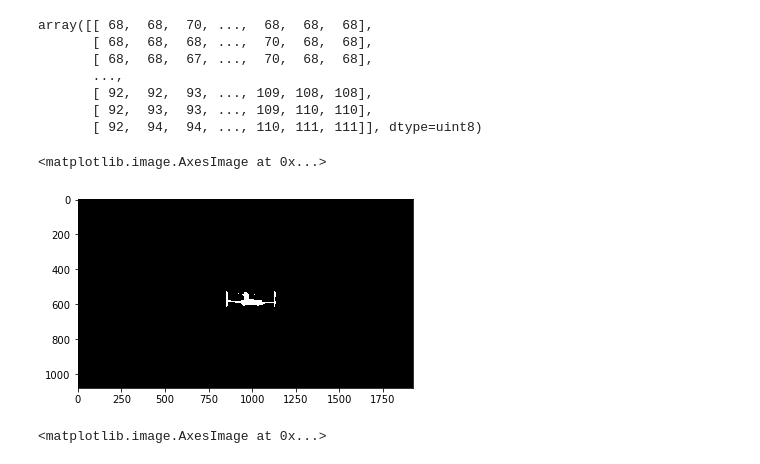
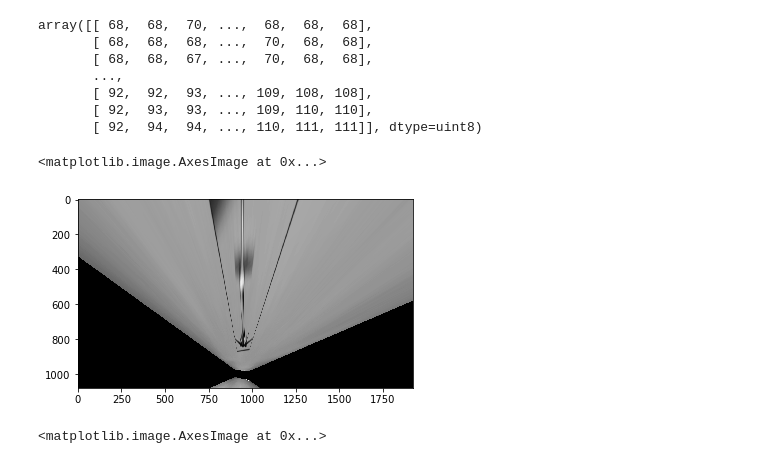
Before and after one commit to matthew-alexander/planeCV, a Jupyter notebook: planecv.ipynb, the cells around one changed output. Drawn from its saved outputs; the diff is of its cells as text; code cells hidden in the pictures.

```diff
--- a/planecv.ipynb
+++ b/planecv.ipynb
@@ -153,11 +153,27 @@ for c in contours:
     x,y,w,h = cv2.boundingRect(c)
     if w > 50:
         roi = cv2.rectangle(frame1,(x,y),(x+w,y+h),(0,0,255),2)
+# %%
+x_offset = 200
+y_offset = 200
+img_size = (gray.shape[1], gray.shape[0])
+
+src = np.float32([(922,542), (1013,546), (1123,589), (855,580)])
+dst = np.float32([[900, 400],
+                  [1000, 400],
+                  [1000,800],
+                  [900, 800]])
+
+
+M = cv2.getPerspectiveTransform(src, dst)
+Minv = cv2.getPerspectiveTransform(dst,src) # used later to lay the the polynomials back into the image
+
+warped = cv2.warpPerspective(gray, M, img_size)
 # %%
-plt.imshow(blob, cmap="gray")
+plt.imshow(warped, cmap="gray")
 # %% [output]
 <matplotlib.image.AxesImage at 0x...>
-[figure, old version]
+[figure, new version]
 # %%
 plt.imshow(roi, cmap="gray")
 # %% [output]
```
Also changed, not shown: parts of 1 cell of this notebook, 1 other file.
